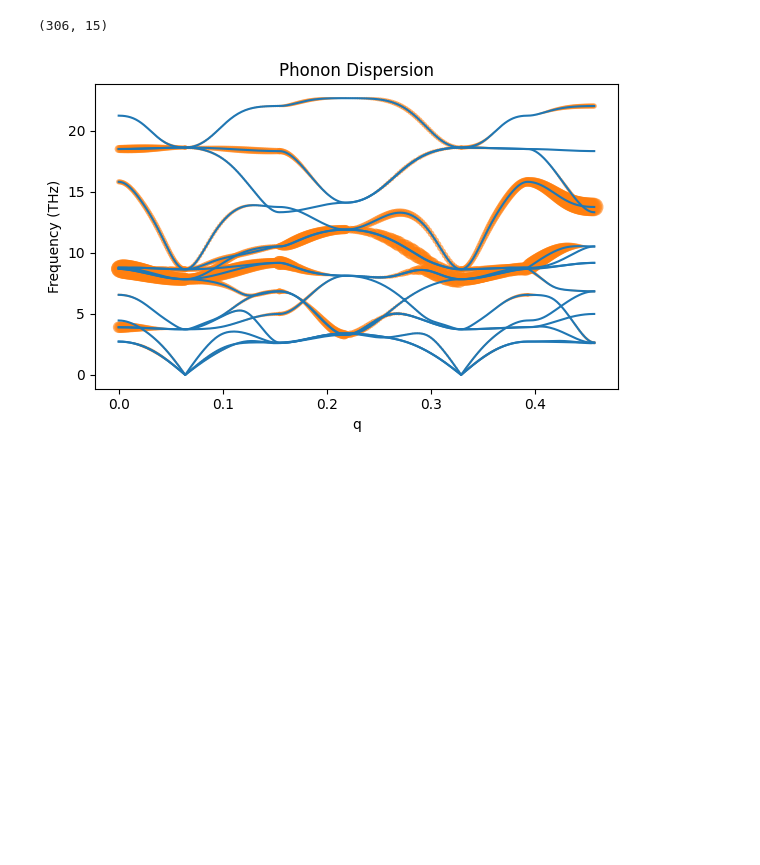
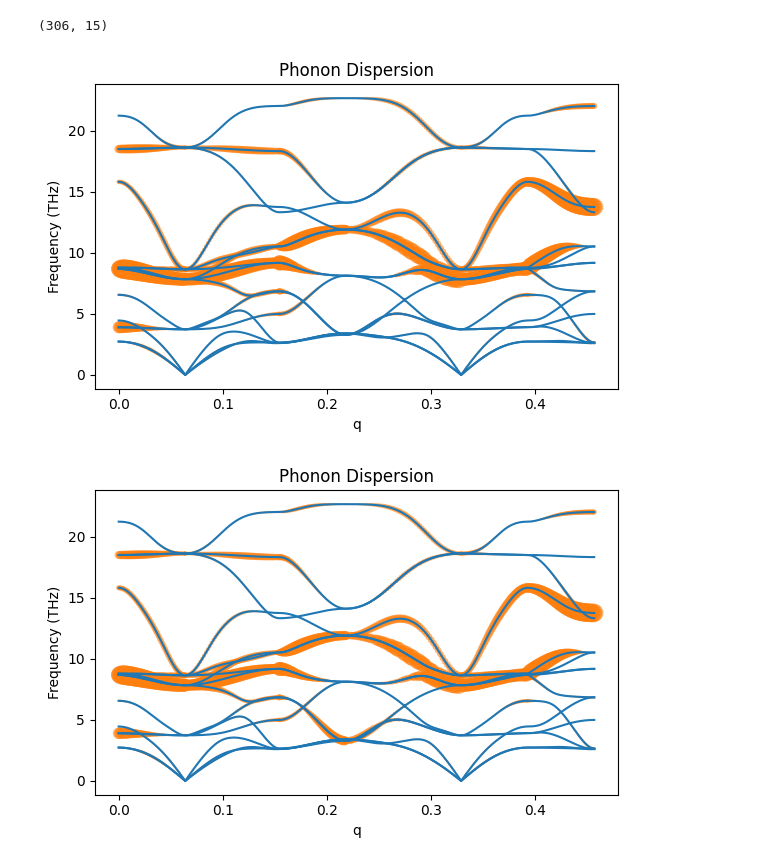
Before and after one commit to alexey-rulev/plus_vibe, a Jupyter notebook: ts.ipynb, the cells around one changed output. Saved outputs shown, nothing was run; the diff lists cells and outputs as text; code cells hidden in the pictures; blank space fills up the shorter version.

```diff
--- a/ts.ipynb
+++ b/ts.ipynb
@@ -96,9 +154,7 @@ eq_atoms = meta_to_ase_atoms(eq_meta)
 with open("example/eq3.in","r") as in_file:
     fin_atoms = read_espresso_in(in_file)
 # %%
-dx1 = get_dx(eq_atoms, ts_atoms)
-dx2 = get_dx(fin_atoms, ts_atoms)
-dx = (dx1 + dx2) / 2
+dx = perp_vec_T_to_line_IF(eq_atoms, fin_atoms, ts_atoms)
 print(dx)
 # %% [output]
 [[ 0.00000000e+00 -1.12026526e-01 -7.93904280e-02]
@@ -367,4 +423,35 @@ projections_modulus = np.array(projections_modulus)  # shape: (nq, nbranches)
 print(projections_modulus.shape)
 # %% [output]
 (306, 15)
+# %%
+import matplotlib.pyplot as plt
+
+# unit_cell_phonons["frequencies"]: shape [nq, nbranches]
+# unit_cell_phonons["q"]: shape [nq]
+
+freqs = np.array(unit_cell_phonons["frequencies"])  # [nq, nbranches]
+q = np.array(unit_cell_phonons["qpoints"])  # [nq]
+
+plt.figure(figsize=(6,4))
+for b in range(freqs.shape[1]):
+    plt.plot(q, freqs[:, b], color="C0")
+
+# Overlay scatter plot: point size proportional to projection_modulus
+# Normalize projection_modulus for point size scaling
+proj = projections_modulus
+min_size = 0
+max_size = 200
+proj_norm = (proj - proj.min()) / max(proj.max() - proj.min(), 1e-12)
+sizes = min_size + proj_norm**2 * (max_size - min_size)
+
+for b in range(freqs.shape[1]):
+    plt.scatter(q, freqs[:, b], s=sizes[:, b], color="C1", alpha=0.6, edgecolors='none')
+
+plt.xlabel("q")
+plt.ylabel("Frequency (THz)")
+plt.title("Phonon Dispersion")
+plt.tight_layout()
+plt.show()
+# %% [output]
+[figure, added]
 # %%
```
Also changed, not shown: parts of 21 cells of this notebook, 3 other files.
